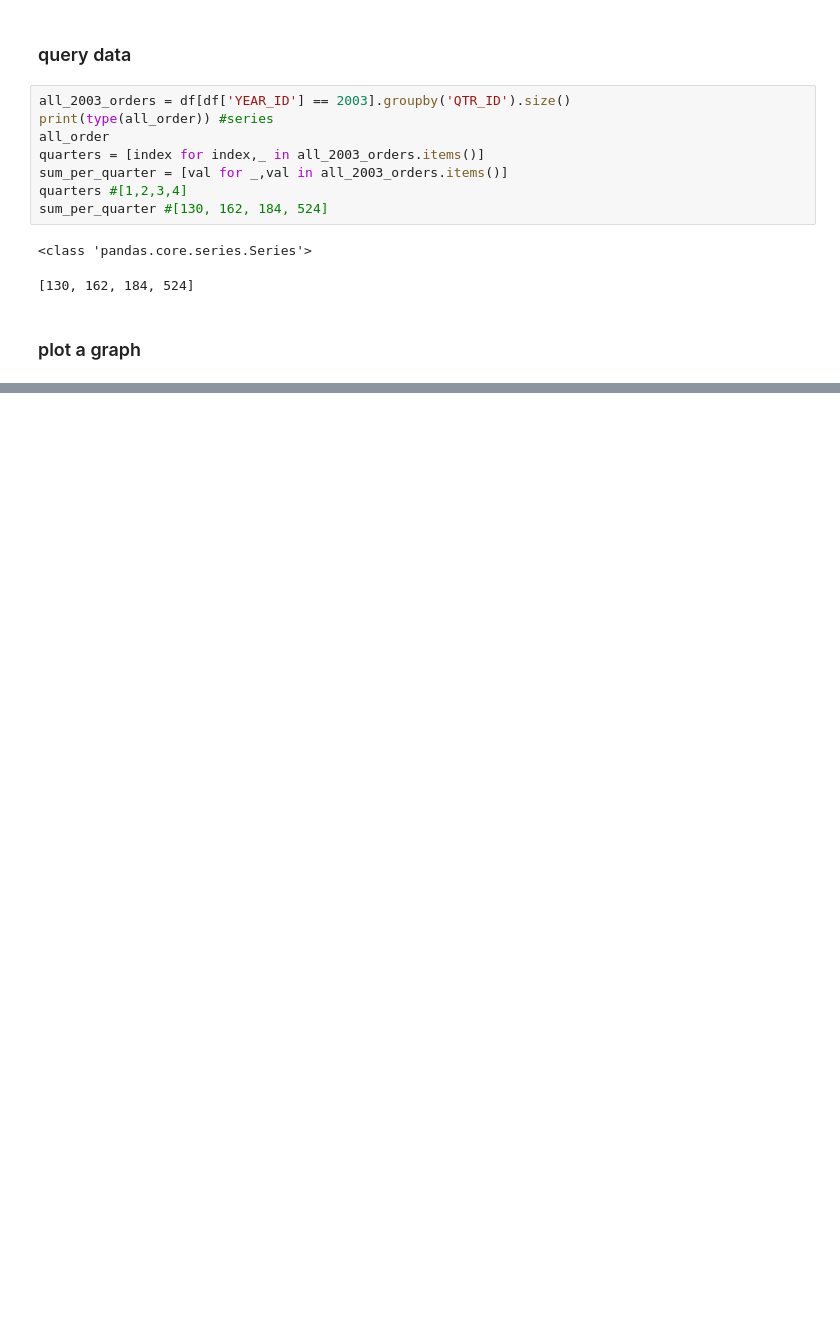
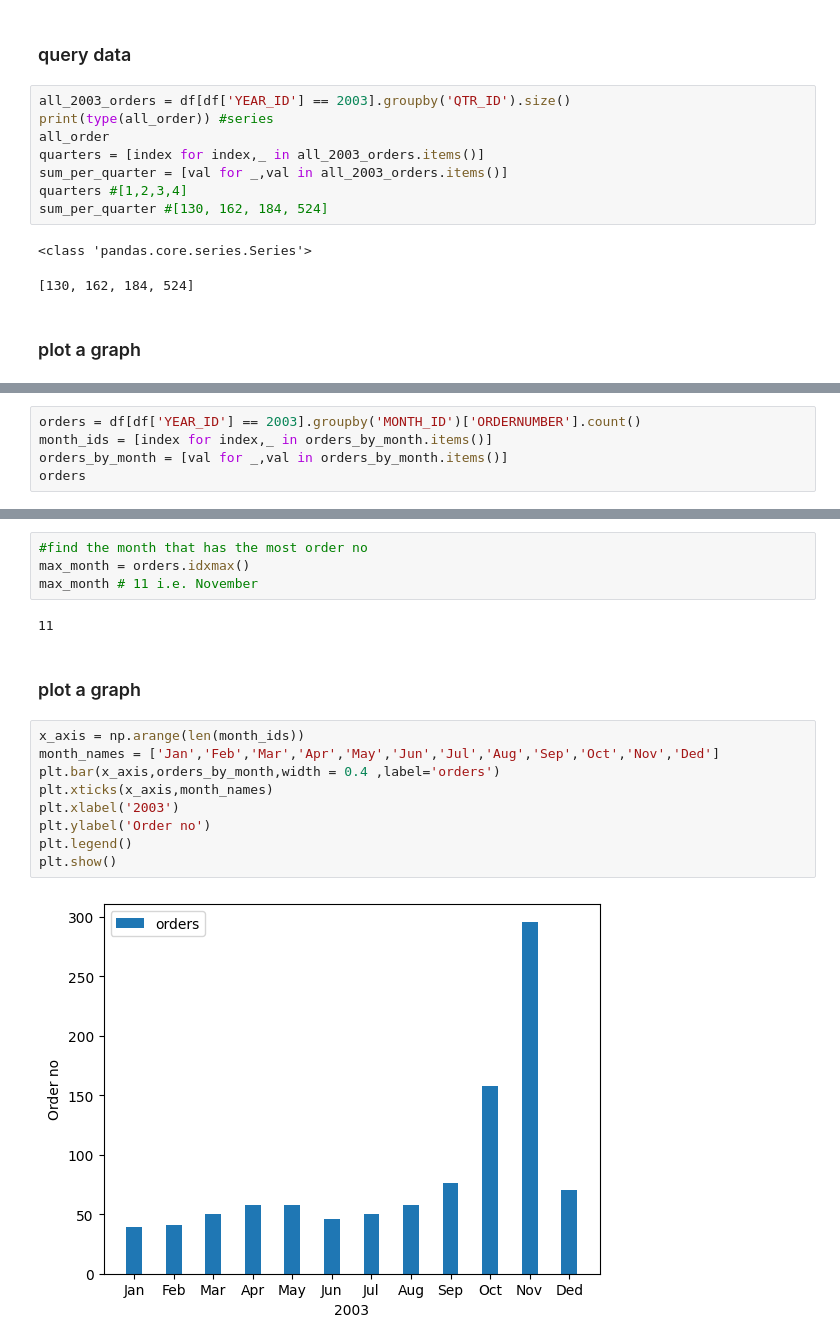
Before and after one commit to Intouch-Pongthorn/Sales-Data-Analysis, a Jupyter notebook: Sales_Analysis.ipynb, the cells around one changed output, grey strips where cells are left out. Drawn from its saved outputs; the diff is of its cells as text; blank space fills up the shorter version.

```diff
--- a/Sales_Analysis.ipynb
+++ b/Sales_Analysis.ipynb
@@ -136,0 +141,5 @@ plt.show()
+# %%
+orders = df[df['YEAR_ID'] == 2003].groupby('MONTH_ID')['ORDERNUMBER'].count()
+month_ids = [index for index,_ in orders_by_month.items()]
+orders_by_month = [val for _,val in orders_by_month.items()]
+orders
@@ -136,0 +161,19 @@ plt.show()
+# %%
+#find the month that has the most order no
+max_month = orders.idxmax()
+max_month # 11 i.e. November
+# %% [output]
+11
+# %% [markdown]
+### plot a graph
+# %%
+x_axis = np.arange(len(month_ids))
+month_names = ['Jan','Feb','Mar','Apr','May','Jun','Jul','Aug','Sep','Oct','Nov','Ded']
+plt.bar(x_axis,orders_by_month,width = 0.4 ,label='orders')
+plt.xticks(x_axis,month_names)
+plt.xlabel('2003')
+plt.ylabel('Order no')
+plt.legend()
+plt.show()
+# %% [output]
+[figure, added]
```
Also changed, not shown: parts of 9 cells of this notebook.
